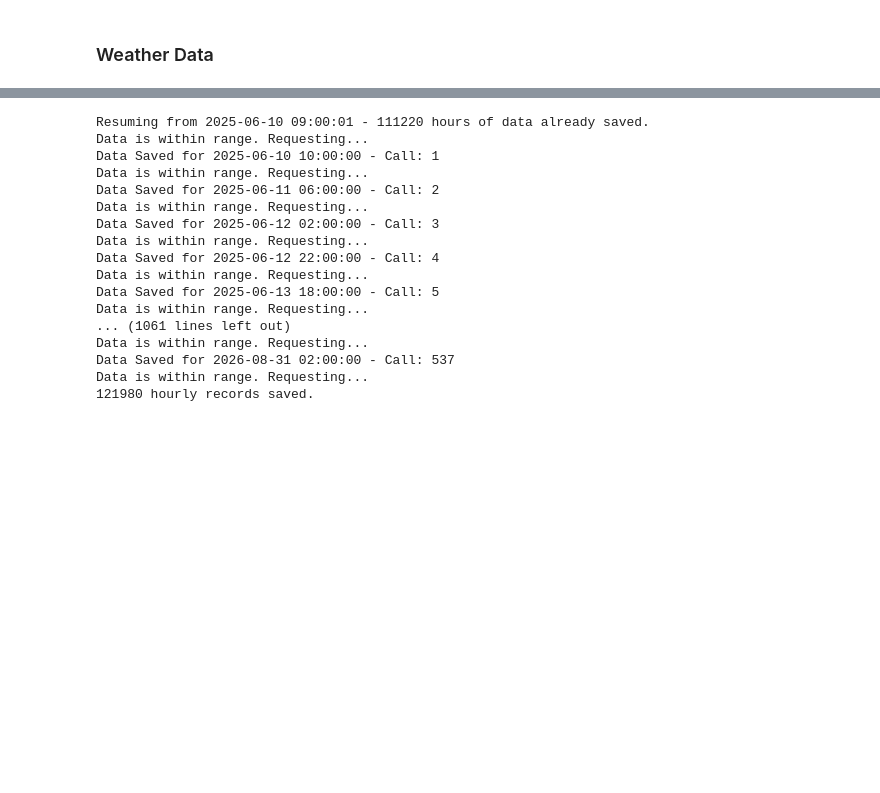
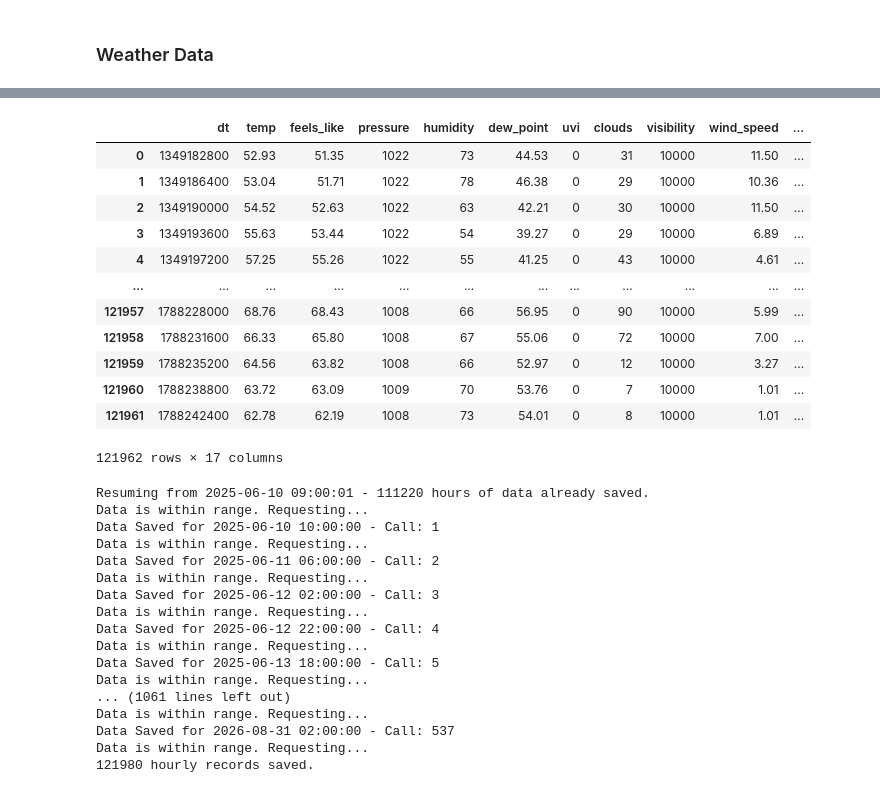
Before and after one commit to casey-ds/Demo-Projects, a Jupyter notebook: Transport-Weather/data_exploration.ipynb, the cells around one changed output, grey strips where cells are left out. Cells and saved outputs as stored; diff of their text form; code cells hidden in the pictures; blank space fills up the shorter version.

```diff
--- a/Transport-Weather/data_exploration.ipynb
+++ b/Transport-Weather/data_exploration.ipynb
@@ -95,3 +95,19 @@ We will need to make  6098  calls total.
+# %%
+prev_records = pd.read_csv('scraped_data/weather.csv')
+# %% [output]
+|  | dt | temp | feels_like | pressure | humidity | dew_point | uvi | clouds | visibility | wind_speed | ... |
+| 0 | 1349182800 | 52.93 | 51.35 | 1022 | 73 | 44.53 | 0 | 31 | 10000 | 11.50 | ... |
+| 1 | 1349186400 | 53.04 | 51.71 | 1022 | 78 | 46.38 | 0 | 29 | 10000 | 10.36 | ... |
+| 2 | 1349190000 | 54.52 | 52.63 | 1022 | 63 | 42.21 | 0 | 30 | 10000 | 11.50 | ... |
+| 3 | 1349193600 | 55.63 | 53.44 | 1022 | 54 | 39.27 | 0 | 29 | 10000 | 6.89 | ... |
+| 4 | 1349197200 | 57.25 | 55.26 | 1022 | 55 | 41.25 | 0 | 43 | 10000 | 4.61 | ... |
+| ... | ... | ... | ... | ... | ... | ... | ... | ... | ... | ... | ... |
+| 121957 | 1788228000 | 68.76 | 68.43 | 1008 | 66 | 56.95 | 0 | 90 | 10000 | 5.99 | ... |
+| 121958 | 1788231600 | 66.33 | 65.80 | 1008 | 67 | 55.06 | 0 | 72 | 10000 | 7.00 | ... |
+| 121959 | 1788235200 | 64.56 | 63.82 | 1008 | 66 | 52.97 | 0 | 12 | 10000 | 3.27 | ... |
+| 121960 | 1788238800 | 63.72 | 63.09 | 1009 | 70 | 53.76 | 0 | 7 | 10000 | 1.01 | ... |
+| 121961 | 1788242400 | 62.78 | 62.19 | 1008 | 73 | 54.01 | 0 | 8 | 10000 | 1.01 | ... |
+121962 rows × 17 columns
 # %%
 ###loop to get data from start time to end time, not the most efficient but it works for now
 weather_data = pd.DataFrame()
```
Also changed, not shown: parts of 1 cell of this notebook.
